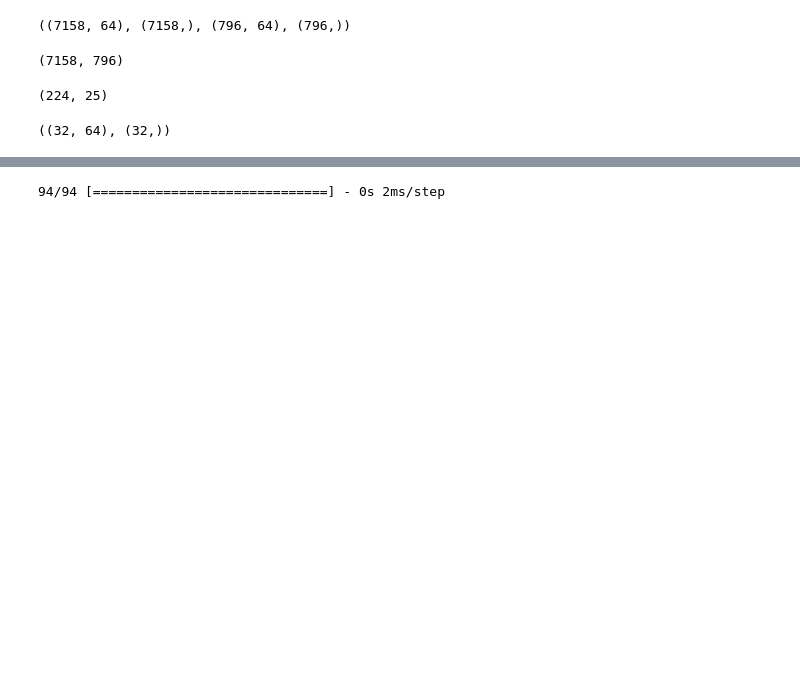
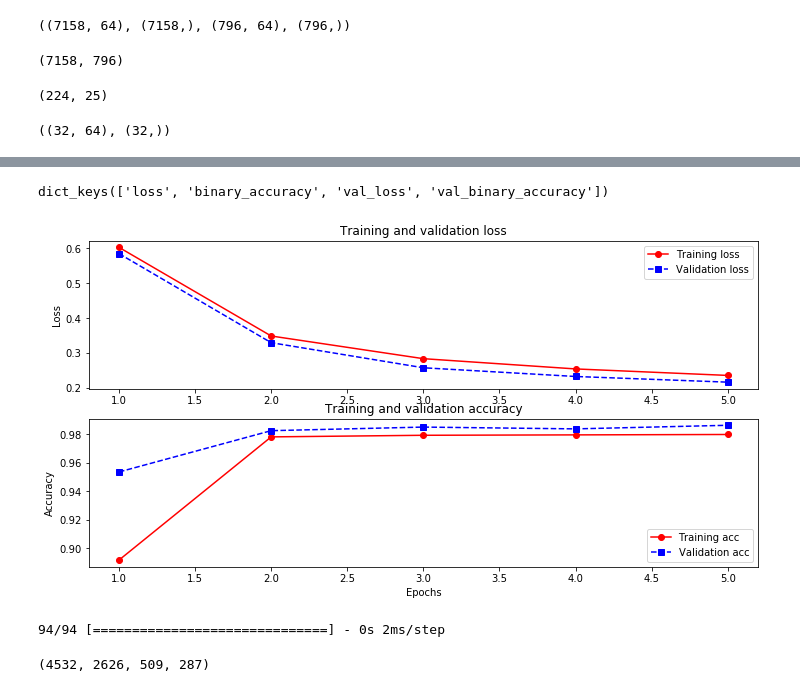
Before and after one commit to lumeilevel/StockValuePrediction, a Jupyter notebook: tfcm.ipynb, the cells around one changed output, grey strips where cells are left out. Saved outputs shown, nothing was run; the diff lists cells and outputs as text; code cells hidden in the pictures; blank space fills up the shorter version.

```diff
--- a/tfcm.ipynb
+++ b/tfcm.ipynb
@@ -255,12 +269,0 @@ classifier = tfcm.build_classifier_model(maxlen, config)
-# %%
-classifier = tf.keras.Sequential([
-    tf.keras.layers.Input(shape=(maxlen,)),
-    # tf.keras.layers.Bidirectional(tf.keras.layers.LSTM(64)),
-    # tf.keras.layers.Bidirectional(tf.keras.layers.LSTM(32)),
-    # tf.keras.layers.LSTM(64),
-    tf.keras.layers.Dense(64, activation='elu', kernel_regularizer=tf.keras.regularizers.l2(1e-3)),
-    tf.keras.layers.BatchNormalization(),
-    tf.keras.layers.Dense(16, activation='softplus', kernel_regularizer=tf.keras.regularizers.l1(1e-3)),
-    tf.keras.layers.Dense(1, activation='sigmoid')
-])
-classifier.summary()
@@ -285,0 +270,3 @@ _________________________________________________________________
+# %%
+classifier.compile(optimizer=optimizer, loss=loss, metrics=metrics)
+history = classifier.fit(train_ds, validation_data=valid_ds, epochs=epochs, callbacks=[callbacks])
@@ -303,0 +303,3 @@ NameError: name 'plot_history' is not defined
+# %%
+classifier.compile(optimizer=optimizer, loss=loss, metrics=metrics)
+history = classifier.fit(train_ds, validation_data=valid_ds, epochs=epochs, callbacks=[callbacks])
@@ -303,0 +317,3 @@ NameError: name 'plot_history' is not defined
+# %%
+classifier.compile(optimizer=optimizer, loss=loss, metrics=metrics)
+history = classifier.fit(train_ds, validation_data=valid_ds, epochs=epochs, callbacks=[callbacks])
@@ -304,3 +331,8 @@ NameError: name 'plot_history' is not defined
+# %%
+plot_history(history.history)
+# %% [output]
+dict_keys(['loss', 'binary_accuracy', 'val_loss', 'val_binary_accuracy'])
+[figure, added]
 # %%
 from utils.prediction import predict
 
@@ -308,2 +340,6 @@ test_ds_label = predict(classifier, test_ds, 'tfcm_predication.txt')
 # %% [output]
 94/94 [==============================] - 0s 2ms/step
+# %%
+sum(train_label == 1), sum(train_label == 0), sum(valid_label == 1), sum(valid_label == 0)
+# %% [output]
+(4532, 2626, 509, 287)
```
Also changed, not shown: parts of 21 cells of this notebook, 3 other files.
